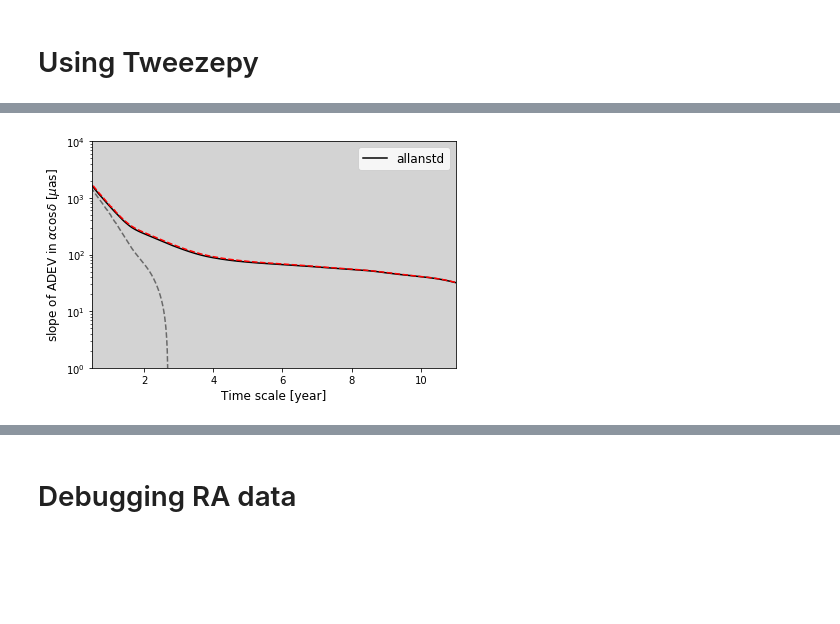
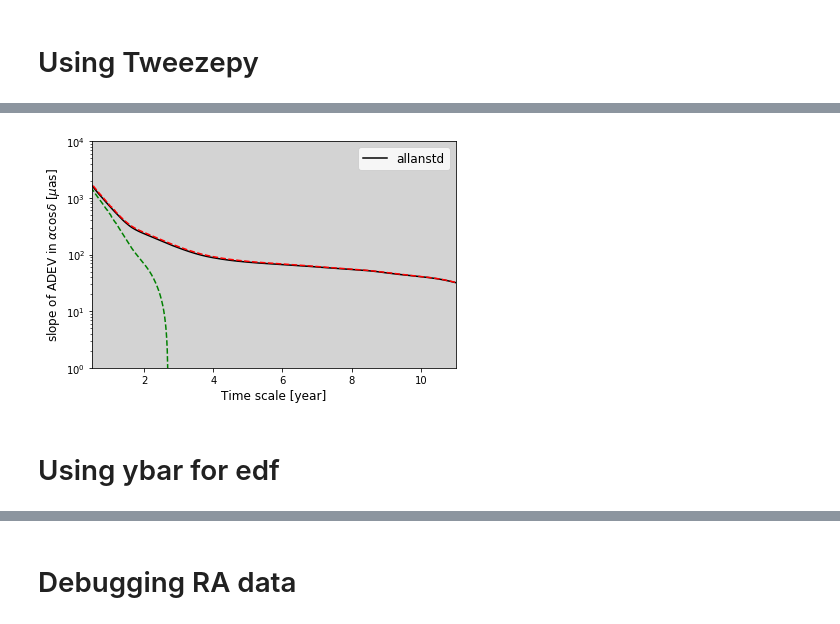
Before and after one commit to verasha/radio-sources, a Jupyter notebook: 1803+784_DEBUGGING.ipynb, the cells around one changed output, grey strips where cells are left out. Drawn from its saved outputs; the diff is of its cells as text; code cells hidden in the pictures; blank space fills up the shorter version.

```diff
--- a/1803+784_DEBUGGING.ipynb
+++ b/1803+784_DEBUGGING.ipynb
@@ -22,7 +22,7 @@ def process_data(data_txt):
     df_new['Err. Dec. (micas)'] = df_new['Err. Dec. (mas)']*1000
 
     # Convert from mas to degrees to radian
-    df_new['Dec. (rad)'] = (df_new['Dec. (micas)']/(3600*1000)).apply(np.deg2rad)
+    df_new['Dec. (rad)'] = (df_new['Dec. (mas)']/(3600*1000)).apply(np.deg2rad)
 
     # Calculate RA*cos(dec) column
 
@@ -222,23 +222,25 @@ tau_ra_year, bottom_ra, top_ra = process_allan(df['RAcosDEC'].values,tau_ra_new,
 # %%
 plt.figure()
 # Calculate the slopes
 slopes_ra = np.diff(np.log10(allanstd_ra_new)) / np.diff(np.log10(tau_ra_new))
 # Plot allanstd
 plt.plot(tau_ra_year,allanstd_ra_new,color='black',label='allanstd')
 # Color background according to the slopes / noise type
 plt.fill_between(tau_ra_year[1:], 1, 10**4, where= slopes_ra  < -0.25,color='lightgray',linewidth=1.0,zorder=1)
 plt.fill_between(tau_ra_year[1:], 1, 10**4, where= (-0.25 <= slopes_ra ) & (slopes_ra  <= 0.25),color='pink',linewidth=1.0)
 plt.fill_between(tau_ra_year[1:], 1, 10**4, where= slopes_ra  > 0.25,color='red',step='mid',linewidth=1.0)
 # Plot confidence interval
-plt.plot(tau_ra_year, allanstd_ra_new - bottom_ra,color='dimgrey',linestyle='dashed')
+plt.plot(tau_ra_year, allanstd_ra_new - bottom_ra,color='GREEN',linestyle='dashed')
 plt.plot(tau_ra_year, allanstd_ra_new + top_ra,color='red',linestyle='dashed')
 
 plt.yscale('log')
 plt.xlabel('Time scale [year]', fontsize=12)
 plt.ylabel(r'slope of ADEV in $\alpha\cos{\delta}$ [$\mu$as]', fontsize=12)
 plt.legend(fontsize=12)
 plt.ylim(1,10**4)
 plt.xlim(0.5,11)
 plt.tight_layout()
 # %% [output]
-[figure, old version]
+[figure, new version]
+# %% [markdown]
+# Using ybar for edf
```
Also changed, not shown: parts of 9 cells of this notebook, 1 other file.
